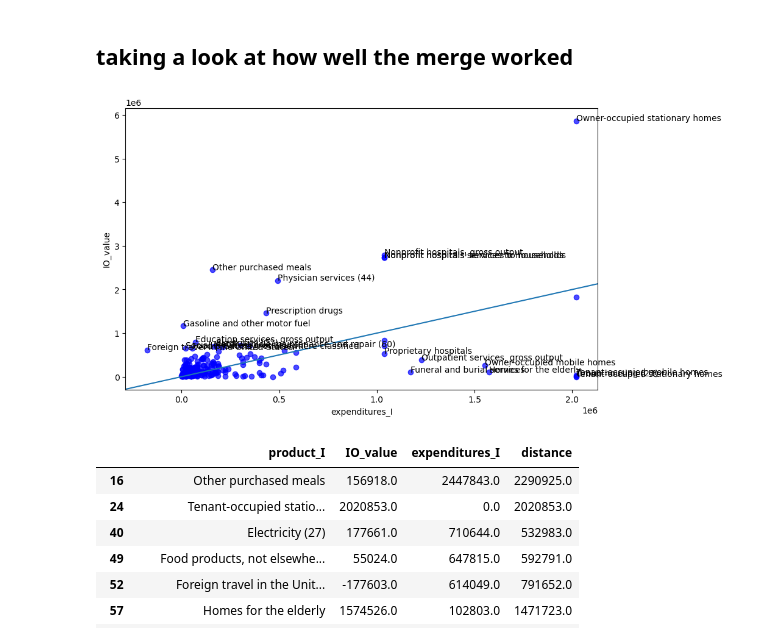
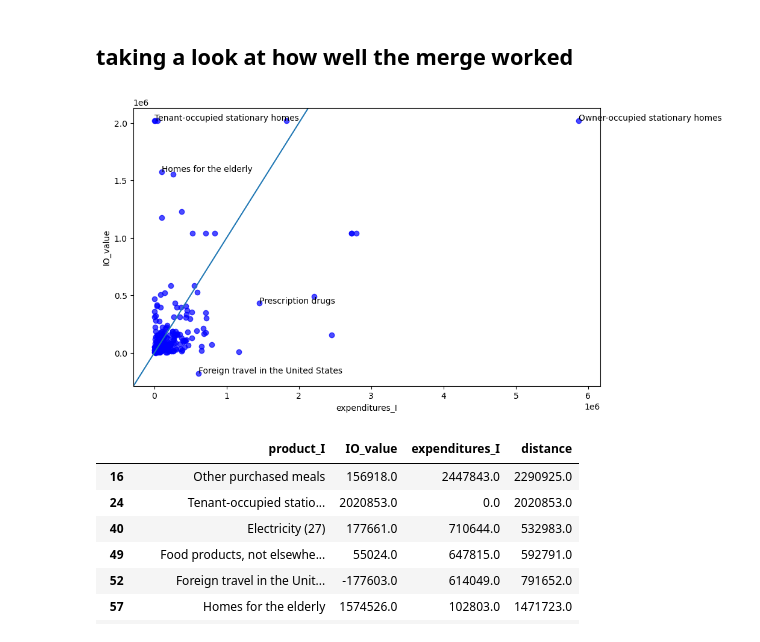
Before and after one commit to emilyfu1/shocks_productionnetworks, a Jupyter notebook: mergechecks.ipynb, the cells around one changed output. Drawn from its saved outputs; the diff is of its cells as text; code cells hidden in the pictures.

Commit message:
fix plots

```diff
--- a/mergechecks.ipynb
+++ b/mergechecks.ipynb
@@ -36,22 +44,32 @@ outliers = byproduct[byproduct['distance'] > outlier_threshold]
 # %%
 # do the scatter plot with expenditures on the x axis
 
 plt.figure(figsize=(10, 6))
-plt.scatter( byproduct['IO_value'], byproduct['expenditures_I'], c='blue', alpha=0.7)
+plt.scatter(byproduct['expenditures_I'], byproduct['IO_value'], c='blue', alpha=0.7)
 
 plt.xlabel('expenditures_I')
 plt.ylabel('IO_value')
 
 ax = plt.gca()
 ax.axline((0, 0), slope=1)
 
 # annotations for outliers
 for idx, row in outliers.iterrows():
-    ax.annotate(row['product_I'].strip(), (row['IO_value'], row['expenditures_I']))
+    # ax.annotate(row['product_I'].strip(), (row['expenditures_I'], row['IO_value']))
+    if 'Owner-occupied stationary homes' in row['product_I']:
+        ax.annotate(row['product_I'].strip(), (row['expenditures_I'], row['IO_value']))
+    elif 'Homes for the elderly' in row['product_I']:
+        ax.annotate(row['product_I'].strip(), (row['expenditures_I'], row['IO_value']))
+    elif 'Prescription drugs' in row['product_I']:
+        ax.annotate(row['product_I'].strip(), (row['expenditures_I'], row['IO_value']))
+    elif 'Tenant-occupied stationary homes' in row['product_I']:
+        ax.annotate(row['product_I'].strip(), (row['expenditures_I'], row['IO_value']))
+    elif 'Foreign travel' in row['product_I']:
+        ax.annotate(row['product_I'].strip(), (row['expenditures_I'], row['IO_value']))
 
 # plt.savefig(path_figures + 'merge_check\\expenditures.pdf')
 # %% [output]
-[figure, old version]
+[figure, new version]
 # %%
 # this is the list of "outlier" products: issues mostly come from housing and healthcare type stuff
 # noting the 2017 expenditures for tenant-occupied stationary houses is 0: having trouble getting min_count to work (actually all NaNs)
```
Also changed, not shown: parts of 2 cells of this notebook.
